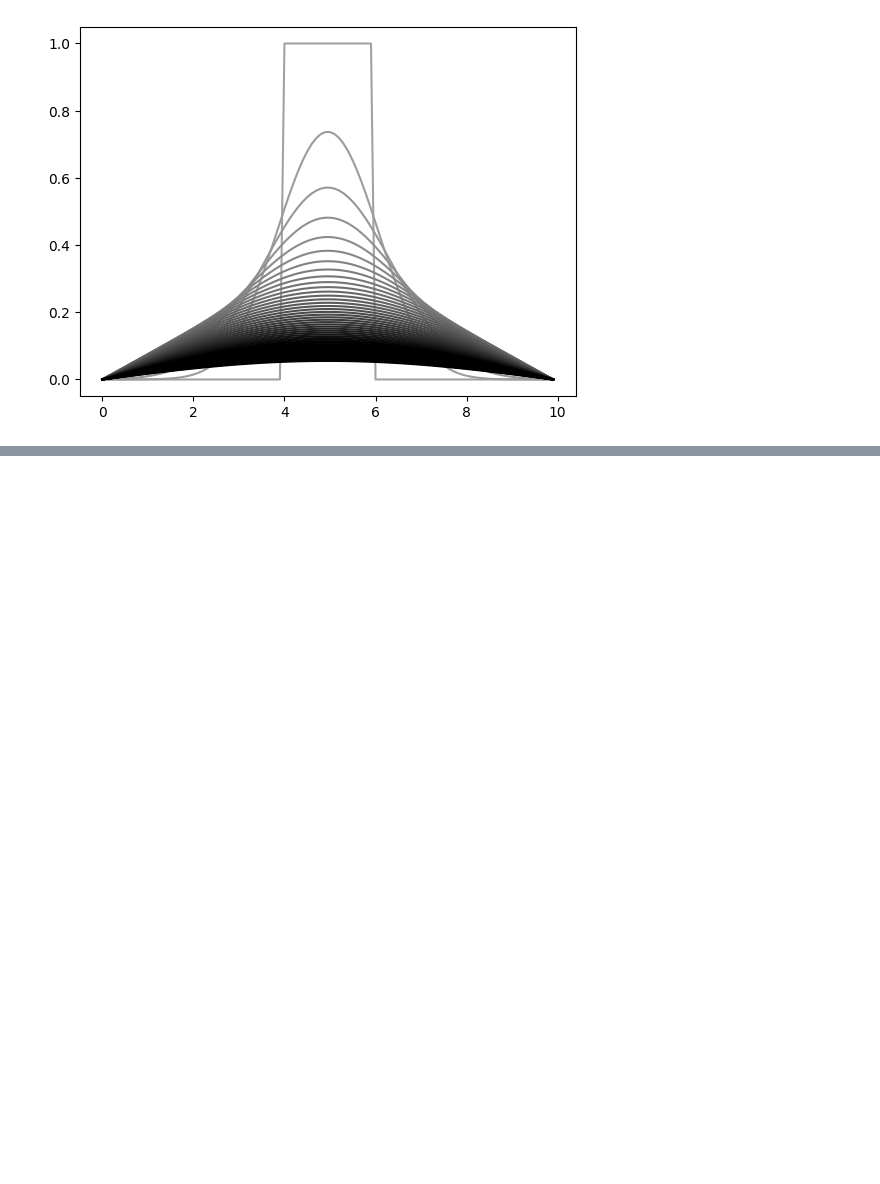
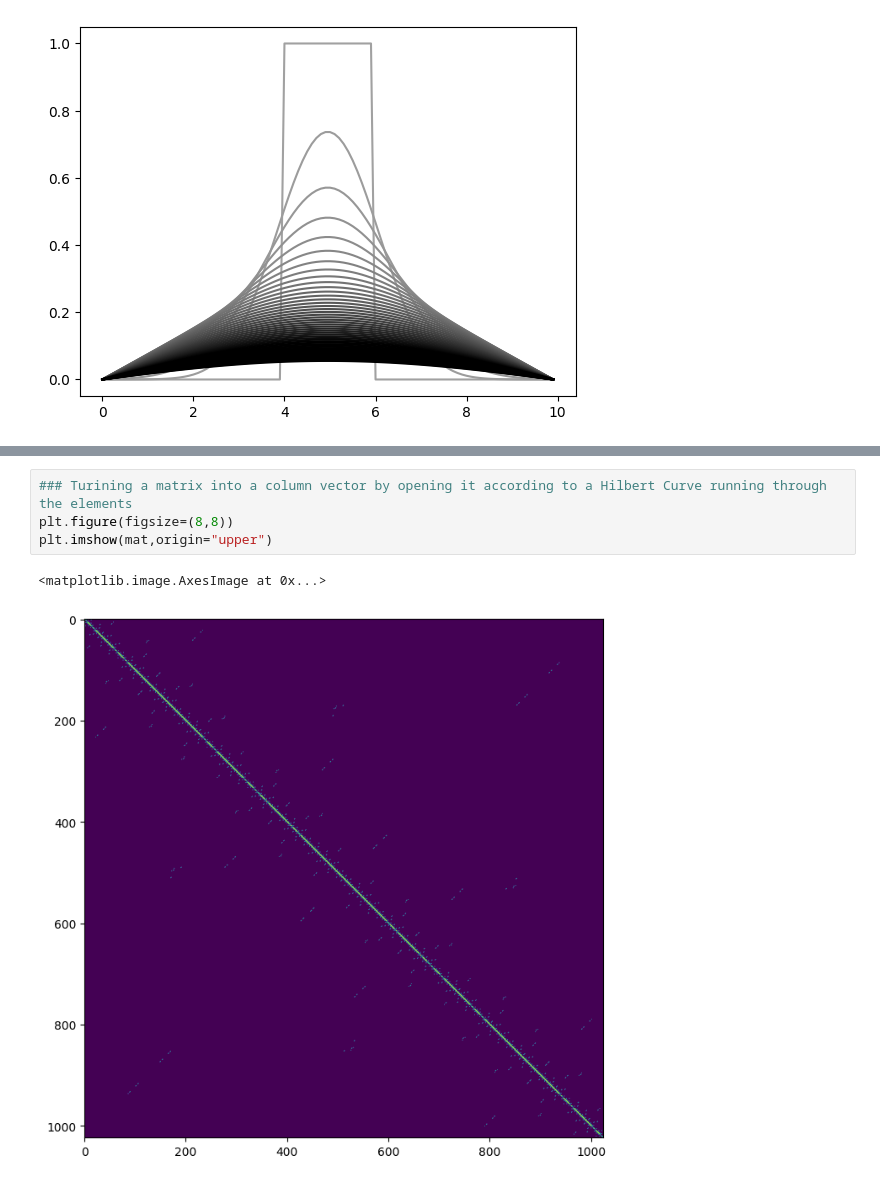
Before and after one commit to alifele/ProjectReport, a Jupyter notebook: Simulations (Shared Folder)/PDE_NumericalMethods/NumericalMethodsForDiffusion.ipynb, the cells around one changed output, grey strips where cells are left out. Drawn from its saved outputs; the diff is of its cells as text; blank space fills up the shorter version.

```diff
--- a/Simulations (Shared Folder)/PDE_NumericalMethods/NumericalMethodsForDiffusion.ipynb
+++ b/Simulations (Shared Folder)/PDE_NumericalMethods/NumericalMethodsForDiffusion.ipynb
@@ -150,0 +402,7 @@ for i in range(numberOfLines):
+# %%
+### Turining a matrix into a column vector by opening it according to a Hilbert Curve running through the elements
+plt.figure(figsize=(8,8))
+plt.imshow(mat,origin="upper")
+# %% [output]
+<matplotlib.image.AxesImage at 0x...>
+[figure, added]
```
Also changed, not shown: parts of 14 cells of this notebook, 6 other files.
